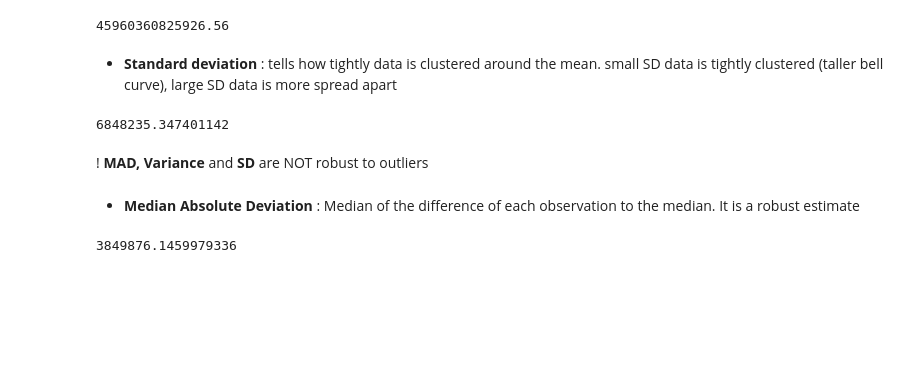
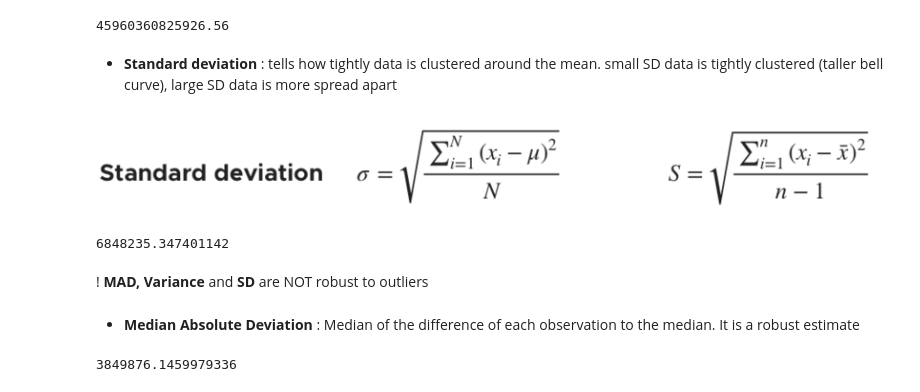
Before and after one commit to chikoungoun/Practical-Stats-for-DS, a Jupyter notebook: PS for DS - Chap 1.ipynb, the cells around one changed output. Cells and saved outputs as stored; diff of their text form; code cells hidden in the pictures; blank space fills up the shorter version.

```diff
--- a/Practical Statistics for Data Scientists.ipynb
+++ b/PS for DS - Chap 1.ipynb
@@ -105,6 +112,11 @@ np.var(state['Population'])
 45960360825926.56
 # %% [markdown]
 * **Standard deviation** : tells how tightly data is clustered around the mean. small SD data is tightly clustered (taller bell curve), large SD data is more spread apart
+# %%
+from IPython.display import Image
+Image(filename='media//sd.png')
+# %% [output]
+[figure, added]
 # %%
 state['Population'].std()
 # %% [output]
```
Also changed, not shown: parts of 8 cells of this notebook.
